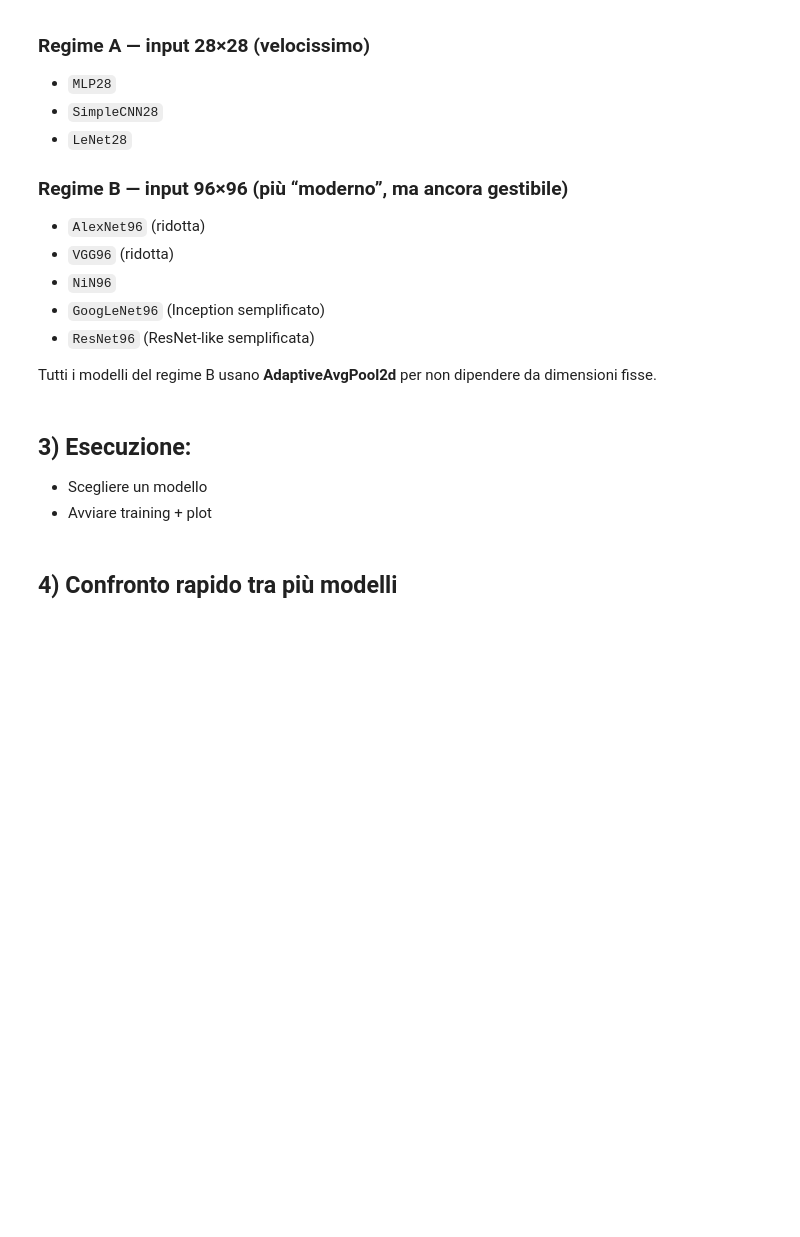
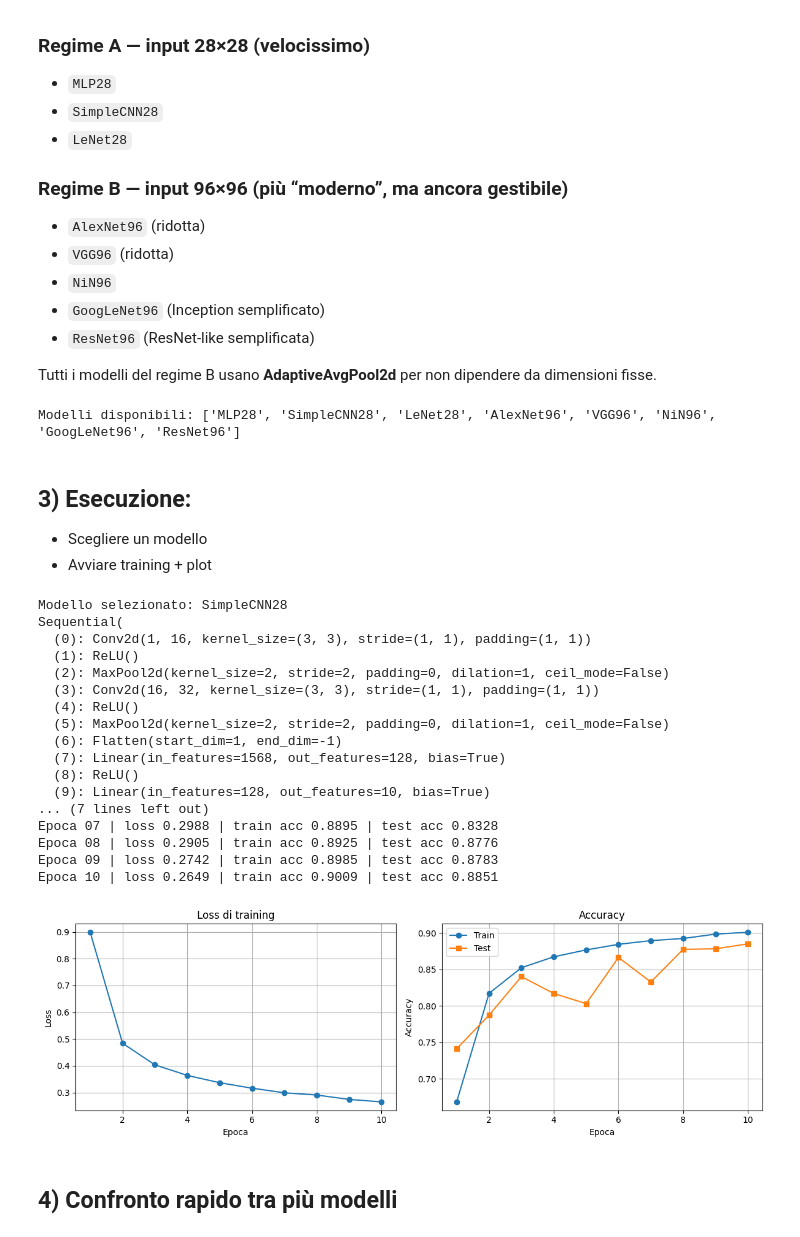
Before and after one commit to lanzarotti/Visione-Artificiale-2025-26, a Jupyter notebook: Lezione_09/Lab_09_CNN/03_comp_MLP_vs_CNNs.ipynb, the cells around one changed output. Saved outputs shown, nothing was run; the diff lists cells and outputs as text; code cells hidden in the pictures; blank space fills up the shorter version.

```diff
--- a/Lezione_09/Lab_09_CNN/03_comp_MLP_vs_CNNs.ipynb
+++ b/Lezione_09/Lab_09_CNN/03_comp_MLP_vs_CNNs.ipynb
@@ -132,7 +134,7 @@ def build_mlp28():
 
 def build_simplecnn28():
     return nn.Sequential(
-        nn.Conv2d(1, 16, 3, padding=1), nn.ReLU(),
+        nn.Conv2d(in_channels=1, out_channels=16, kernel_size=3, padding=1), nn.ReLU(),
         nn.MaxPool2d(2),               # 28 -> 14
         nn.Conv2d(16, 32, 3, padding=1), nn.ReLU(),
         nn.MaxPool2d(2),               # 14 -> 7
@@ -169,7 +171,7 @@ def build_alexnet96():
 
 def vgg_block(num_convs, in_c, out_c):
     layers = []
-    for i in range(num_convs):
+    for i in range(num_convs): # num_convs: Numero di layer convolutivi
         layers += [nn.Conv2d(in_c if i==0 else out_c, out_c, 3, padding=1), nn.ReLU()]
     layers += [nn.MaxPool2d(2,2)]
     return nn.Sequential(*layers)
@@ -183,21 +185,27 @@ def build_vgg96():
     )
     return nn.Sequential(
         features,
-        nn.AdaptiveAvgPool2d((1,1)),
+        nn.AdaptiveAvgPool2d((1,1)), # Mantiene i canali, elimina completamente la dimensione spaziale
         nn.Flatten(),
         nn.Linear(256, 10)
     )
 
 def nin_block(in_c, out_c, k, s, p):
     return nn.Sequential(
-        nn.Conv2d(in_c, out_c, k, s, p), nn.ReLU(),
-        nn.Conv2d(out_c, out_c, 1), nn.ReLU(),
-        nn.Conv2d(out_c, out_c, 1), nn.ReLU(),
+        nn.Conv2d(in_c, out_c, k, s, p), nn.ReLU(), # Conv(k×k) → ReLU
+        nn.Conv2d(out_c, out_c, 1), nn.ReLU(),      # Conv(1×1) → ReLU: Mantiene le dimensioni spaziali; Produce "out_c" canali in uscita
+        nn.Conv2d(out_c, out_c, 1), nn.ReLU(),      # Conv(1×1) → ReLU
     )
 
 def build_nin96():
     return nn.Sequential(
         nin_block(1,  64, 5, 2, 2),
+            # Input: 1 canale (es. FashionMNIST)
+            # Output: 64 canali
+            # kernel 5×5
+            # stride 2 (riduce dimensione)
+            # padding 2 (mantiene centro)
+
         nn.MaxPool2d(3,2,1),
         nin_block(64, 128, 3, 1, 1),
         nn.MaxPool2d(3,2,1),
@@ -292,27 +300,48 @@ MODELS = {
 }
 
 print("Modelli disponibili:", list(MODELS.keys()))
+# %% [output]
+Modelli disponibili: ['MLP28', 'SimpleCNN28', 'LeNet28', 'AlexNet96', 'VGG96', 'NiN96', 'GoogLeNet96', 'ResNet96']
 # %% [markdown]
 ## 3) Esecuzione:
 - Scegliere un modello
 - Avviare training + plot
 # %%
 # ====== PARAMETRI ======
-MODEL_NAME = "LeNet28"    # es: "MLP28", "SimpleCNN28", "LeNet28", "ResNet96", ...
-IMG_SIZE = 28                # 28 per Regime A, 96 per Regime B
+MODEL_NAME = "SimpleCNN28"    # es: "MLP28", "SimpleCNN28", "LeNet28", "ResNet96", ...
+IMG_SIZE = 28               # 28 per Regime A, 96 per Regime B
 BATCH_SIZE = 256 if IMG_SIZE == 28 else 128
 EPOCHS = 10 if IMG_SIZE == 28 else 3
 LR = 0.1 if IMG_SIZE == 28 else 0.01
 
 # ========================
 
 train_loader, test_loader = get_loaders(batch_size=BATCH_SIZE, img_size=IMG_SIZE)
 model = MODELS[MODEL_NAME]().to(device)
 
 print("Modello selezionato:", MODEL_NAME)
 print(model)
 
 train_losses, train_accs, test_accs = train_model(model, train_loader, test_loader, epochs=EPOCHS, lr=LR)
+# %% [output]
+Modello selezionato: SimpleCNN28
+Sequential(
+  (0): Conv2d(1, 16, kernel_size=(3, 3), stride=(1, 1), padding=(1, 1))
+  (1): ReLU()
+  (2): MaxPool2d(kernel_size=2, stride=2, padding=0, dilation=1, ceil_mode=False)
+  (3): Conv2d(16, 32, kernel_size=(3, 3), stride=(1, 1), padding=(1, 1))
+  (4): ReLU()
+  (5): MaxPool2d(kernel_size=2, stride=2, padding=0, dilation=1, ceil_mode=False)
+  (6): Flatten(start_dim=1, end_dim=-1)
+  (7): Linear(in_features=1568, out_features=128, bias=True)
+  (8): ReLU()
+  (9): Linear(in_features=128, out_features=10, bias=True)
+... (7 lines left out)
+Epoca 07 | loss 0.2988 | train acc 0.8895 | test acc 0.8328
+Epoca 08 | loss 0.2905 | train acc 0.8925 | test acc 0.8776
+Epoca 09 | loss 0.2742 | train acc 0.8985 | test acc 0.8783
+Epoca 10 | loss 0.2649 | train acc 0.9009 | test acc 0.8851
+[figure, added]
 # %% [markdown]
 ## 4) Confronto rapido tra più modelli
 # %%
```
Also changed, not shown: parts of 2 cells of this notebook, 2 other files.
